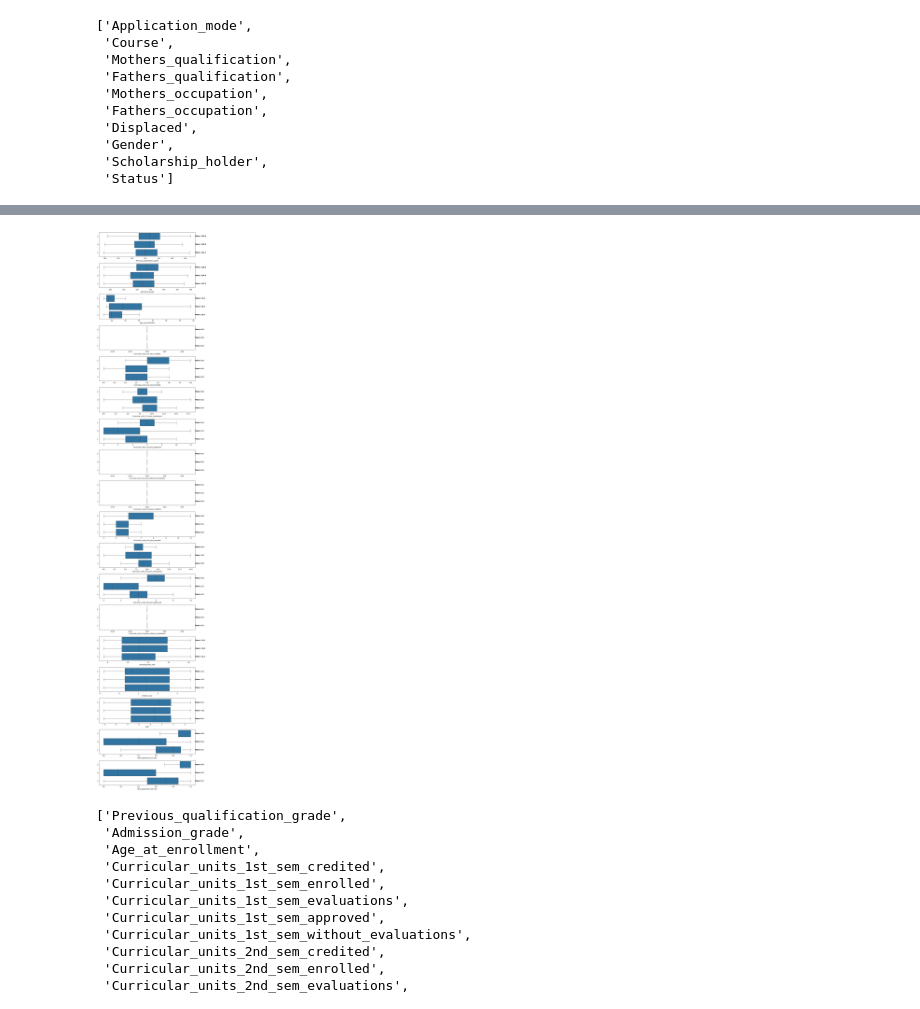
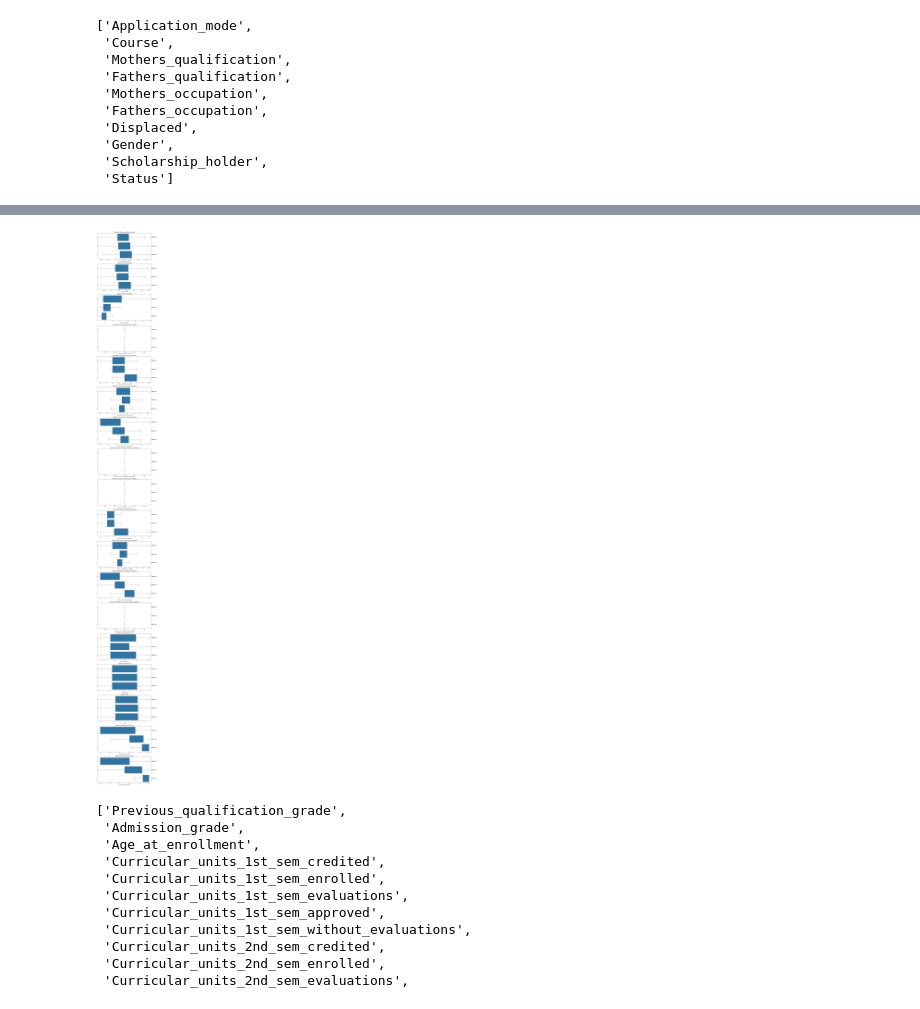
Before and after one commit to agummds/DS_Students_Performance, a Jupyter notebook: DS_CaseStudy_Agum_Medisa.ipynb, the cells around one changed output, grey strips where cells are left out. Cells and saved outputs as stored; diff of their text form; code cells hidden in the pictures.

```diff
--- a/DS_CaseStudy_Agum_Medisa.ipynb
+++ b/DS_CaseStudy_Agum_Medisa.ipynb
@@ -225,5 +293,5 @@ Terdapat nilai yang aneh pada kolom Curricular_units_1st_sem_grade dan Curricula
 # %%
-df = df.drop(columns=['Curricular_units_1st_sem_grade', 'Curricular_units_2nd_sem_grade'])
+df = df.drop(['Curricular_units_1st_sem_grade', 'Curricular_units_2nd_sem_grade'], axis=1)
 df.describe(include='all')
 # %% [output]
 |  | Marital_status | Application_mode | Application_order | Course | Daytime_evening_attendance | ... |
@@ -377,9 +381,10 @@ memory usage: 1.2+ MB
 # %% [markdown]
 ##### Feature Engineering
 # %%
-# Melihat Rasio Unit yang Disetujui
-df['Ratio_approved_1st_sem'] = df['Curricular_units_1st_sem_approved'] / df['Curricular_units_1st_sem_enrolled']
-df['Ratio_approved_2nd_sem'] = df['Curricular_units_2nd_sem_approved'] / df['Curricular_units_2nd_sem_enrolled']
+df = df.assign(
+    Ratio_approved_1st_sem = df['Curricular_units_1st_sem_approved'] / df['Curricular_units_1st_sem_enrolled'],
+    Ratio_approved_2nd_sem = df['Curricular_units_2nd_sem_approved'] / df['Curricular_units_2nd_sem_enrolled']
+)
 # %%
 # Melihat deskripsi data
 df.describe(include='all')
@@ -565,12 +610,13 @@ Index(['Marital_status', 'Application_mode', 'Application_order', 'Course',
        'Ratio_approved_2nd_sem'],
       dtype='object')
 # %%
-# Menghapus data yang timpang
+# Daftar kolom yang akan dihapus
 data_hapus_categorical = ['Marital_status', 'Application_order', 'Previous_qualification', 'Nacionality',
                           'Educational_special_needs', 'Debtor', 'Tuition_fees_up_to_date', 'International',
                           'Daytime_evening_attendance']
 
-df = df.drop(columns=data_hapus_categorical)
+# Menghapus kolom dengan cara yang lebih eksplisit menggunakan axis=1
+df.drop(columns=data_hapus_categorical, axis=1, inplace=True)
 df.head()
 # %% [output]
 |  | Application_mode | Course | Previous_qualification_grade | Mothers_qualification | Fathers_qualification | ... |
@@ -665,5 +715,5 @@ Name: count, dtype: int64
 # %%
-# Melihat semua data yang memiliki tipe data numeric
-numerical = df.select_dtypes(include=[np.number]).columns.tolist()
-numerical
+# Menyaring kolom dengan tipe numerik menggunakan select_dtypes()
+numerical = df.select_dtypes(include=['number']).columns.tolist()
+print(numerical)
 # %% [output]
@@ -688,37 +721,55 @@ numerical
 # %%
-# Melihat plot numeric
+# Fungsi untuk membuat boxplot dari fitur numerik
 def numerical_dis_plot(features, df, segment_feature=None, showfliers=True):
-    fig, ax = plt.subplots(len(features), 1, figsize=(10, 50))
+    # Tentukan jumlah subplot berdasarkan jumlah fitur yang diberikan
+    n_features = len(features)
+    fig, axes = plt.subplots(n_features, 1, figsize=(10, 5 * n_features))
 
+    # Jika hanya ada satu fitur, ubah agar axes tetap dalam bentuk list
+    if n_features == 1:
+        axes = [axes]
+
+    # Iterasi untuk setiap fitur dan plot boxplot
     for i, feature in enumerate(features):
+        ax = axes[i]  # Akses subplot berdasarkan index
+
+        # Plot dengan segmentasi berdasarkan fitur 'segment_feature' jika ada
         if segment_feature:
-            sns.boxplot(y=segment_feature, x=feature, data=df, ax=ax[i], showfliers=showfliers)
-            ax[i].set_ylabel(None)
+            sns.boxplot(y=segment_feature, x=feature, data=df, ax=ax, showfliers=showfliers)
+            ax.set_ylabel(None)  # Hapus label sumbu Y
 
-            for tick, label in enumerate(ax[i].get_yticklabels()):
-                cat = label.get_text()
-                mean_value = df[df[segment_feature] == cat][feature].mean()
+            # Tambahkan teks rata-rata untuk setiap kategori dalam segment_feature
+            for tick, label in enumerate(ax.get_yticklabels()):
+                category = label.get_text()
+                mean_value = df[df[segment_feature] == category][feature].mean()
                 mean_text = f'Mean: {mean_value:.1f}'
-                ax[i].text(ax[i].get_xlim()[1], tick, mean_text,
-                           verticalalignment='center', size='medium', color='black', weight='semibold')
+                ax.text(ax.get_xlim()[1], tick, mean_text, verticalalignment='center',
+                        size='medium', color='black', weight='semibold')
+
+        # Plot tanpa segmentasi
         else:
-            sns.boxplot(x=feature, data=df, ax=ax[i], showfliers=showfliers)
+            sns.boxplot(x=feature, data=df, ax=ax, showfliers=showfliers)
             mean_value = df[feature].mean()
             mean_text = f'Mean: {mean_value:.1f}'
-            ax[i].text(ax[i].get_xlim()[1], 0, mean_text,
-                       verticalalignment='center', size='medium', color='black', weight='semibold')
+            ax.text(ax.get_xlim()[1], 0, mean_text, verticalalignment='center',
+                    size='medium', color='black', weight='semibold')
 
+        # Menambahkan judul untuk setiap plot berdasarkan fitur
+        ax.set_title(f'Boxplot of {feature}')
+
+    # Menyesuaikan tata letak agar tidak ada yang tumpang tindih
     plt.tight_layout()
     plt.show()
 
+# Memanggil fungsi untuk plot distribusi numerik
 numerical_dis_plot(
-    features=numerical,
-    df=df,
-    segment_feature='Status',
-    showfliers=False
+    features=numerical,         # Fitur numerik yang akan diplot
+    df=df,                      # DataFrame yang digunakan
+    segment_feature='Status',   # Fitur segmentasi (opsional)
+    showfliers=False            # Menyembunyikan atau menampilkan outlier
 )
 # %% [output]
-[figure, old version]
+[figure, new version]
 # %%
 numerical
 # %% [output]
```
Also changed, not shown: parts of 83 cells of this notebook, 2 other files.
